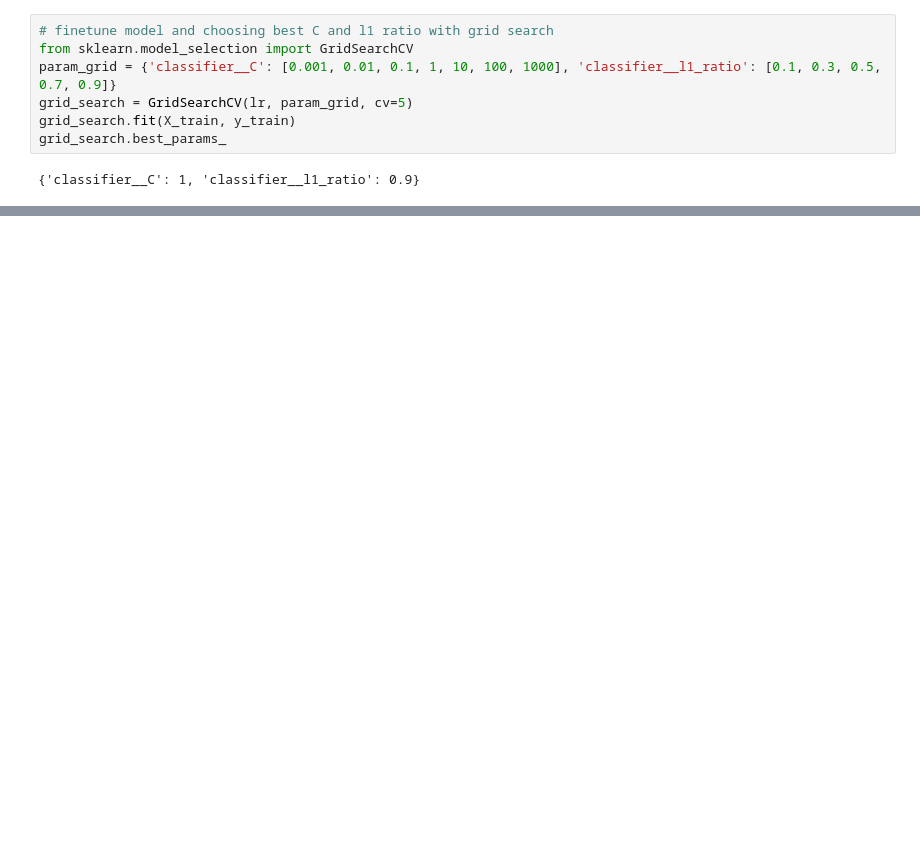
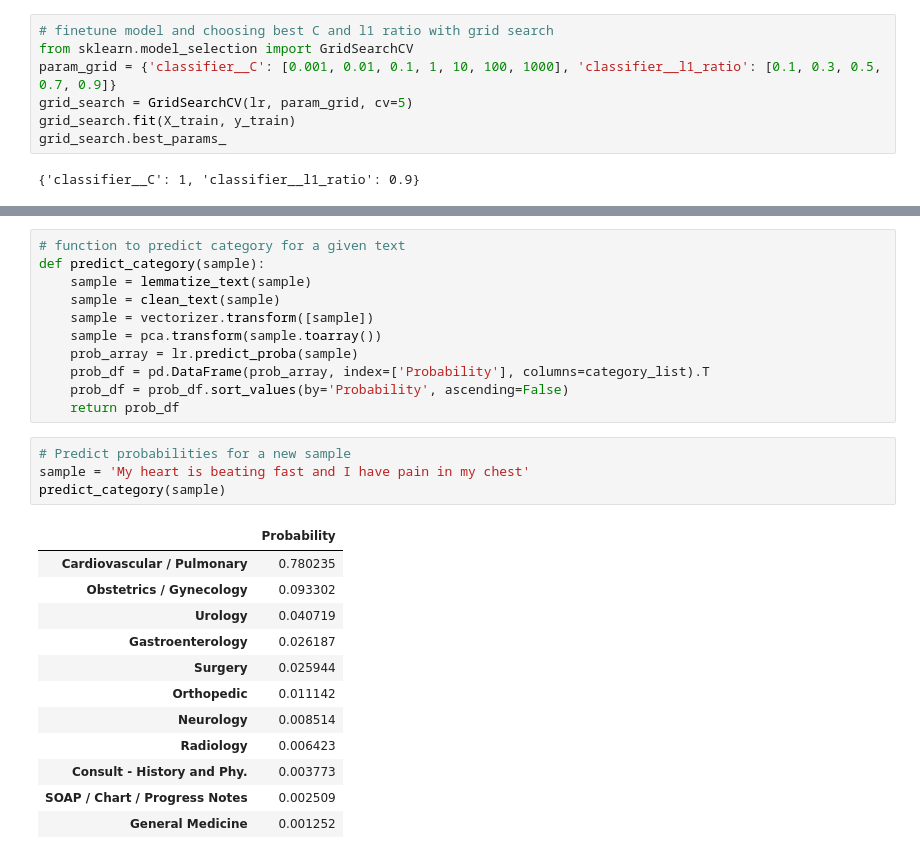
Before and after one commit to Tara-Sophia/NLP_Masterthesis, a Jupyter notebook: notebooks/01-hp-lrmodel.ipynb, the cells around one changed output, grey strips where cells are left out. Cells and saved outputs as stored; diff of their text form; blank space fills up the shorter version.

```diff
--- a/notebooks/01-hp-lrmodel.ipynb
+++ b/notebooks/01-hp-lrmodel.ipynb
@@ -270,0 +297,28 @@ However some categories like Gastrientology are still not predicted well
+# %%
+# function to predict category for a given text
+def predict_category(sample):
+    sample = lemmatize_text(sample)
+    sample = clean_text(sample)
+    sample = vectorizer.transform([sample])
+    sample = pca.transform(sample.toarray())
+    prob_array = lr.predict_proba(sample)
+    prob_df = pd.DataFrame(prob_array, index=['Probability'], columns=category_list).T
+    prob_df = prob_df.sort_values(by='Probability', ascending=False)
+    return prob_df
+# %%
+# Predict probabilities for a new sample
+sample = 'My heart is beating fast and I have pain in my chest'
+predict_category(sample)
+# %% [output]
+|  | Probability |
+| Cardiovascular / Pulmonary | 0.780235 |
+| Obstetrics / Gynecology | 0.093302 |
+| Urology | 0.040719 |
+| Gastroenterology | 0.026187 |
+| Surgery | 0.025944 |
+| Orthopedic | 0.011142 |
+| Neurology | 0.008514 |
+| Radiology | 0.006423 |
+| Consult - History and Phy. | 0.003773 |
+| SOAP / Chart / Progress Notes | 0.002509 |
+| General Medicine | 0.001252 |
```
Also changed, not shown: parts of 17 cells of this notebook, 1 other file.
